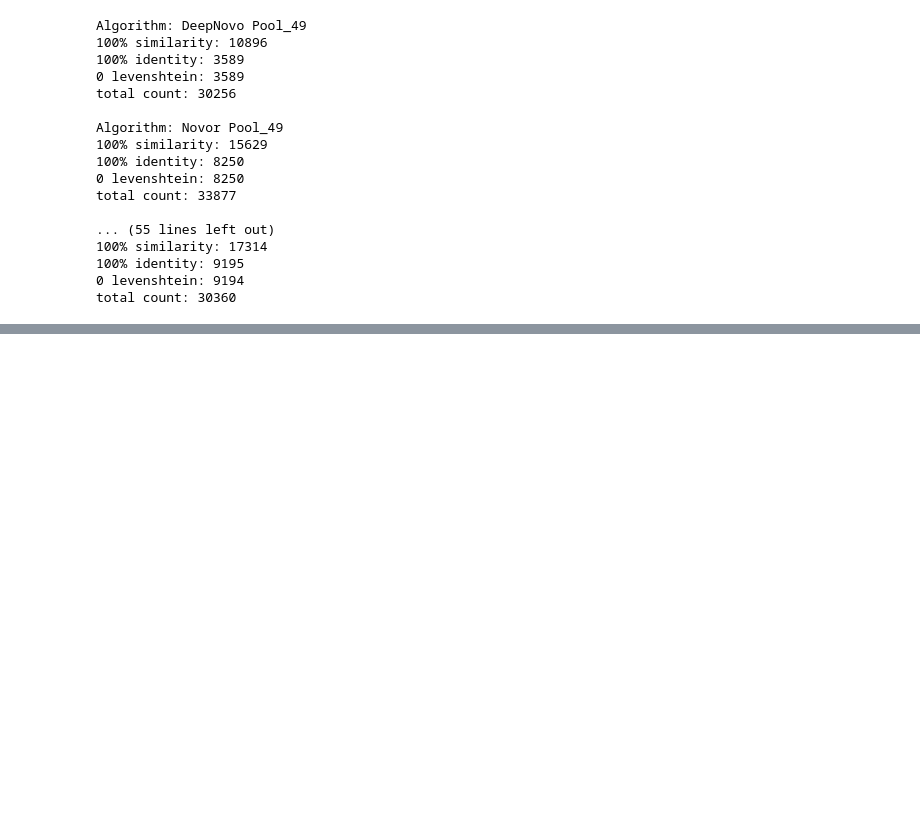
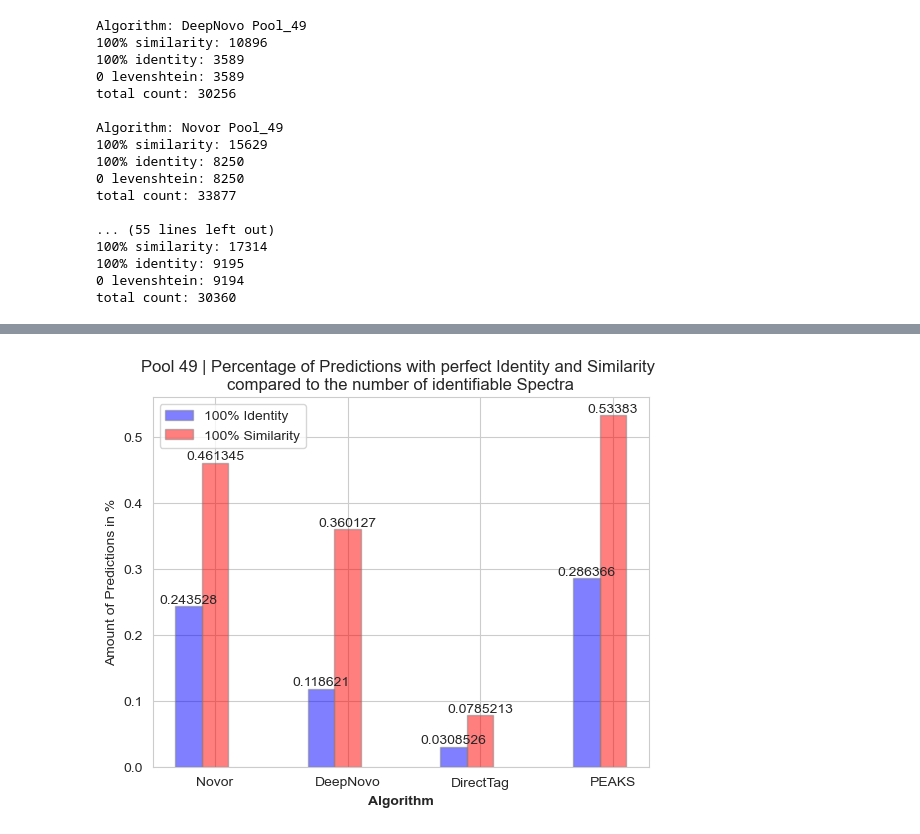
Before and after one commit to LukasStonie/PeptideDeNovoSequencing, a Jupyter notebook: Pipeline/Analysis/ScoreDistributions.ipynb, the cells around one changed output, grey strips where cells are left out. Saved outputs shown, nothing was run; the diff lists cells and outputs as text; code cells hidden in the pictures; blank space fills up the shorter version.

```diff
--- a/Pipeline/Analysis/ScoreDistributions.ipynb
+++ b/Pipeline/Analysis/ScoreDistributions.ipynb
@@ -131,0 +221,91 @@ for p in pools:
+# %%
+from Pipeline.AlgorithmResultParsers.DirecTagParser import DirecTagParser
+direcTagFiles = [
+    'Run_1/01640c_BA7-Thermo_SRM_Pool_49_01_01-3xHCD-1h-R2.tags',
+    'Run_1/01640c_BD7-Thermo_SRM_Pool_52_01_01-3xHCD-1h-R2.tags',
+    'Run_1/01640c_BD8-Thermo_SRM_Pool_60_01_01-3xHCD-1h-R2.tags']
+for p, f in zip(pools, direcTagFiles):
+    # load the actual data
+    expected_pool = pd.read_csv(
+            f"../../Data/Datasets/{p}/Thermo_SRM_{p}_01_01_3xHCD-1h-R2-tryptic/msmsScans.txt",
+            sep='\t')
+    count_spectra = expected_pool.shape[0]
+    count_identified = expected_pool.query("Identified == '+'").shape[0]
+    print("amount expected spectra:", count_spectra)
+    print("amount idenfied spectra:", count_identified)
+
+
+    # read and group the predicted tags
+    direcTag_raw_df = DirecTagParser(f"../../Data/AlgorithmResults/{p}/DirecTag/{f}", 25).parse()
+    direcTag_raw_df = direcTag_raw_df.groupby("ID")["Predicted"].apply(list)
+
+
+
+    # load the scoring results
+    novor_df = pd.read_csv(f'../../Data/ScoringResults/{p}/novor_scored.tsv', sep='\t', index_col=None)
+    deepnovo_df = pd.read_csv(f'../../Data/ScoringResults/{p}/deepnovo_scored.tsv', sep='\t', index_col=None)
+    directTag_df = pd.read_csv(f'../../Data/ScoringResults/{p}/direcTag_scored.tsv', sep='\t', index_col=None)
+    peaks_df = pd.read_csv(f'../../Data/ScoringResults/{p}/peaks_scored.tsv', sep='\t', index_col=None)
+
+    # get the amount of predictions with 100% identity
+    novor_100_id = novor_df.query('Identity == 1.0').shape[0]
+    deepnovo_100_id = deepnovo_df.query('Identity == 1.0').shape[0]
+    # calculate the percentage of correct tags per spectrum
+    directTag_100_id = directTag_df.groupby("ID")["Identity"].apply(list)
+    correctTag_percentage = list()
+    for k, v in direcTag_raw_df.items():
+        if k in directTag_100_id:
+            correctTag_percentage.append([k, sum([1 for i in directTag_100_id[k] if i == 1.0]) / len(v)])
+    directTag_100_id =pd.DataFrame(correctTag_percentage, columns=["ID", "CorrectTagPercentage"])
+    directTag_100_id = directTag_100_id.query("CorrectTagPercentage == 1.0").shape[0]
+    peaks_100_id = peaks_df.query('Identity == 1.0').shape[0]
+
+     # get the amount of predictions with 100% similarity
+    novor_100_sim = novor_df.query('Similarity == 1.0').shape[0]
+    deepnovo_100_sim = deepnovo_df.query('Similarity == 1.0').shape[0]
+    # calculate the percentage of correct tags per spectrum
+    directTag_100_sim = directTag_df.groupby("ID")["Similarity"].apply(list)
+    correctTag_percentage = list()
+    for k, v in direcTag_raw_df.items():
+        if k in directTag_100_sim:
+            correctTag_percentage.append([k, sum([1 for i in directTag_100_sim[k] if i == 1.0]) / len(v)])
+    directTag_100_sim =pd.DataFrame(correctTag_percentage, columns=["ID", "CorrectTagPercentage"])
+    directTag_100_sim = directTag_100_sim.query("CorrectTagPercentage == 1.0").shape[0]
+    peaks_100_sim = peaks_df.query('Similarity == 1.0').shape[0]
+
+    # get number of predictions made
+    novor_count = novor_df.shape[0]
+    deepnovo_count = deepnovo_df.shape[0]
+    directTag_count =  directTag_df["ID"].nunique()
+    peaks_count = peaks_df.shape[0]
+
+    # create grouped bar plot
+    fig, ax = plt.subplots()
+    barWidth = 0.2
+    bars1 = [novor_100_id/novor_count, deepnovo_100_id/deepnovo_count, (directTag_100_id)/directTag_count, peaks_100_id/peaks_count]
+    bars2 = [novor_100_sim/novor_count, deepnovo_100_sim/deepnovo_count, (directTag_100_sim)/directTag_count, peaks_100_sim/peaks_count]
+    #bars3 = [novor_count/count_spectra, deepnovo_count/count_spectra, (directTag_count)/count_spectra, peaks_count/count_spectra]
+    #bars4 = [count_identified/count_spectra, count_identified/count_spectra, count_identified/count_spectra , count_identified/count_spectra ]
+    r1 = range(len(bars1))
+    r2 = [x + barWidth for x in r1]
+    # move label for bar3 a bit to the bottom
+    #r3 = [x + barWidth for x in r2]
+    #r4 = [x + barWidth for x in r3]
+    #plt.bar(r1, bars1, color='blue', alpha=0.3, width=barWidth, edgecolor='grey', label='100% Identity')
+    plt.bar_label(plt.bar(r1, bars1, color='blue', alpha=0.5, width=barWidth, edgecolor='grey', label='100% Identity'))
+    #plt.bar(r2, bars2, color='red', alpha=0.3, width=barWidth, edgecolor='grey', label='100% Similarity')
+    plt.bar_label(plt.bar(r2, bars2, color='red', alpha=0.5, width=barWidth, edgecolor='grey', label='100% Similarity'))
+
+    #plt.bar_label(plt.bar(r3, bars3, color='green', alpha=0.5, width=barWidth, edgecolor='grey', label='Total Predictions made'), padding=-10)
+    #plt.bar_label(plt.bar(r4, bars4, color='orange', alpha=0.5, width=barWidth, edgecolor='grey', label='Identified Spectra'))
+    plt.xlabel('Algorithm', fontweight='bold')
+    plt.xticks([r + barWidth for r in range(len(bars1))], ['Novor', 'DeepNovo', 'DirectTag', 'PEAKS'])
+    plt.ylabel('Amount of Predictions in %')
+    plt.title(f'{" ".join(p.split("_"))} | Percentage of Predictions with perfect Identity and Similarity \ncompared to the number of identifiable Spectra')
+    plt.legend()
+    # Put a legend to on the bottom of the plot
+    #ax.legend(loc='center left', bbox_to_anchor=(0.125, -0.25), ncol=2)
+    #plt.savefig(f'../../Data/Analysis/{p}/grouped_bar_plot_amout_predictions.png')
+    #plt.close()
+    plt.show()
+# %% [output]
@@ -131,0 +314 @@ for p in pools:
+[figure, added]
```
Also changed, not shown: parts of 8 cells of this notebook, 7 other files.
